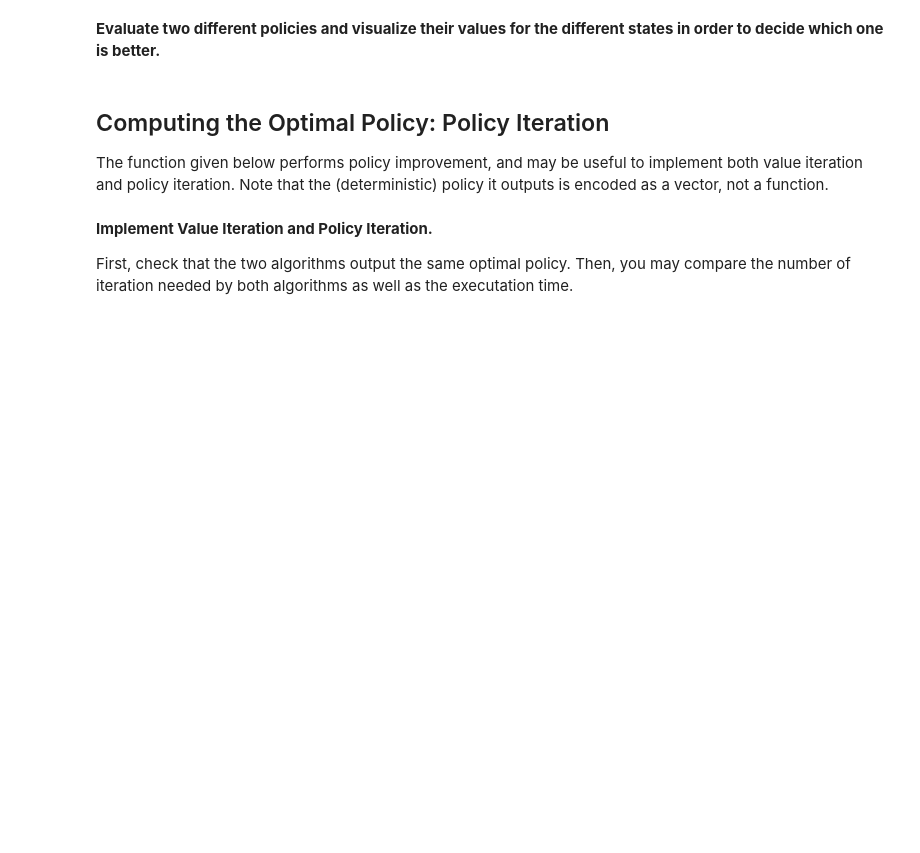
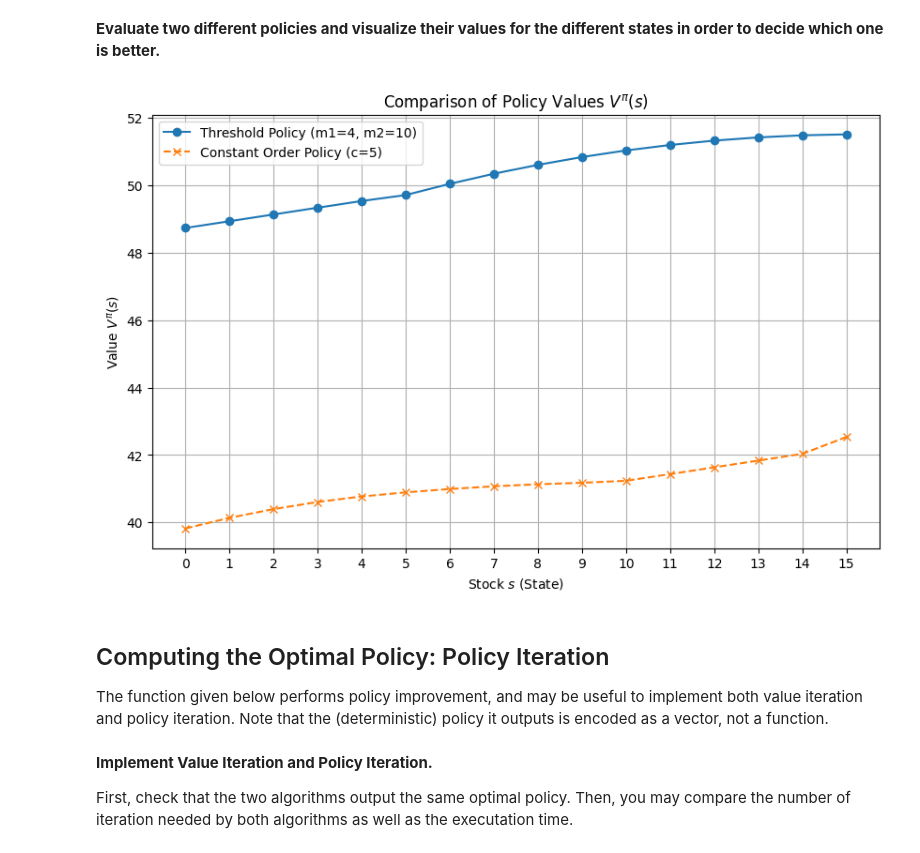
Before and after one commit to milanolivia/apprentissage_seq, a Jupyter notebook: StoreManagement.ipynb, the cells around one changed output. Drawn from its saved outputs; the diff is of its cells as text; code cells hidden in the pictures; blank space fills up the shorter version.

```diff
--- a/StoreManagement.ipynb
+++ b/StoreManagement.ipynb
@@ -278,3 +405,35 @@ print(Values)
+# %%
+# ** COMPLETED **
+
+# Another Constant policy for comparison
+def PiConstant_mod(s, c=5):
+    # Same as PiConstant but with c=5 for differentiation
+    return min(c, M - s)
+
+# Evaluate the policies
+# Policy 1: Threshold Policy (m1=4, m2=10)
+Policy1_Values = EvaluatePolicy(PiThreshold)
+# Policy 2: Constant Order Policy (c=5)
+Policy2_Values = EvaluatePolicy(PiConstant_mod)
+
+# Plots
+plt.figure(figsize=(10, 6))
+plt.plot(range(M + 1), Policy1_Values, marker='o', label='Threshold Policy (m1=4, m2=10)')
+plt.plot(range(M + 1), Policy2_Values, marker='x', linestyle='--', label='Constant Order Policy (c=5)')
+
+plt.xlabel('Stock $s$ (State)')
+plt.ylabel('Value $V^{\\pi}(s)$')
+plt.title('Comparison of Policy Values $V^{\\pi}(s)$')
+plt.legend()
+plt.grid(True)
+plt.xticks(range(M + 1))
+plt.show()
+
+# Interpretation
+# The policy with the higher value for a given state is generally better.
+# The graph clearly shows which policy performs better across the state space.
+# %% [output]
+[figure, added]
 # %% [markdown]
 ## Computing the Optimal Policy: Policy Iteration
 
```
Also changed, not shown: parts of 10 cells of this notebook.
